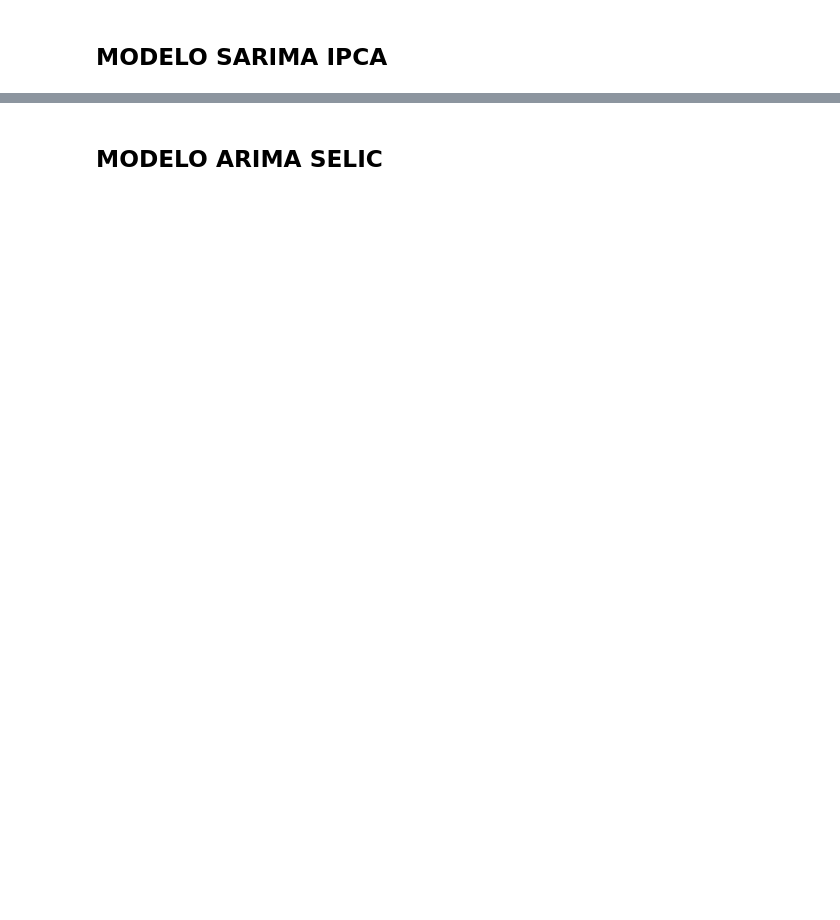
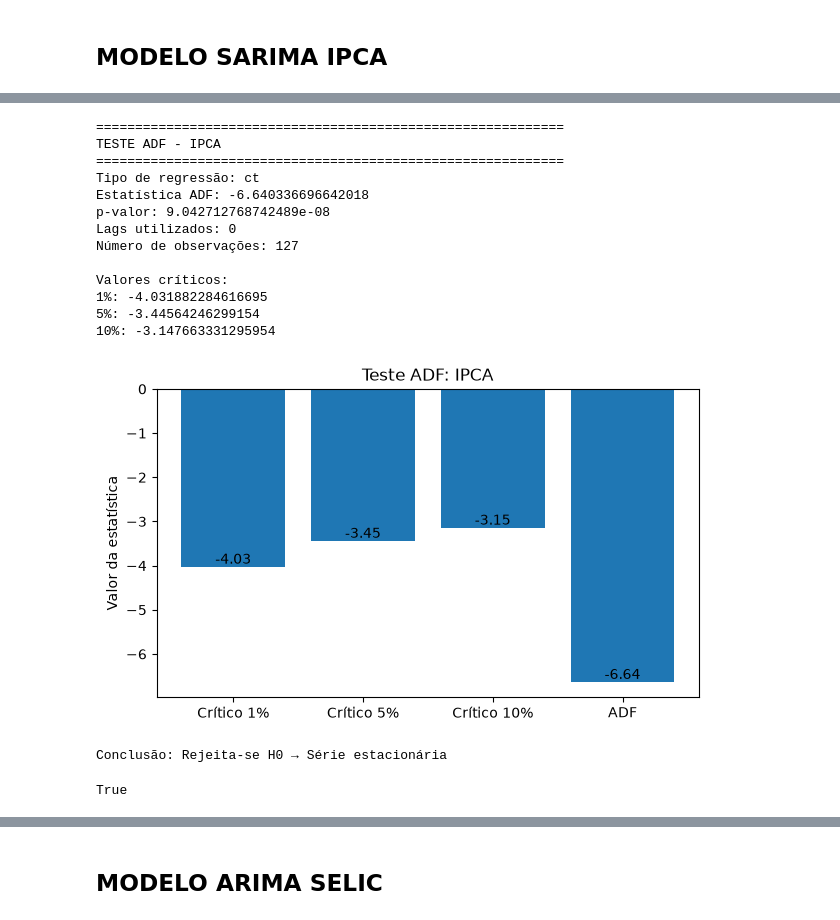
Before and after one commit to monteirojeniffer/projeto_tcc, a Jupyter notebook: feature_engineering.ipynb, the cells around one changed output, grey strips where cells are left out. Cells and saved outputs as stored; diff of their text form; code cells hidden in the pictures; blank space fills up the shorter version.

```diff
--- a/feature_engineering.ipynb
+++ b/feature_engineering.ipynb
@@ -40,0 +62,15 @@ df_selic['indicador'] = 'SELIC'
+# %%
+# trava a base até 13/09/2026
+data_fixa = pd.Timestamp("2026-09-13")
+
+df_ipca["data"] = pd.to_datetime(df_ipca["data"], errors="coerce")
+df_selic["data"] = pd.to_datetime(df_selic["data"], errors="coerce")
+
+df_ipca = df_ipca[df_ipca["data"] <= data_fixa].copy()
+df_selic = df_selic[df_selic["data"] <= data_fixa].copy()
+
+print("IPCA até 13/09/2026:", len(df_ipca))
+print("SELIC até 13/09/2026:", len(df_selic))
+
+display(df_ipca.head())
+display(df_selic.head())
@@ -198,0 +592,36 @@ df_ipca = df_ipca.asfreq('MS')   # MS = Month Start
+# %%
+# Preparação da Série Temporal
+serie = df_ipca['valor']
+
+# Teste de Estacionariedade (ADF)
+"""
+Antes da estimação do modelo ARIMA, verifica-se
+a presença de raiz unitária por meio do
+Teste de Dickey-Fuller Aumentado (ADF).
+
+Hipótese nula (H0):
+A série possui raiz unitária (não estacionária).
+
+Se o p-valor for superior a 5%, não se rejeita H0,
+indicando necessidade de diferenciação (d = 1).
+
+Caso contrário, a série pode ser modelada em nível (d = 0).
+"""
+testar_estacionariedade_ipca(serie)
+# %% [output]
+============================================================
+TESTE ADF - IPCA
+============================================================
+Tipo de regressão: ct
+Estatística ADF: -6.640336696642018
+p-valor: 9.042712768742489e-08
+Lags utilizados: 0
+Número de observações: 127
+
+Valores críticos:
+1%: -4.031882284616695
+5%: -3.44564246299154
+10%: -3.147663331295954
+[figure, added]
+Conclusão: Rejeita-se H0 → Série estacionária
+True
```
Also changed, not shown: parts of 43 cells of this notebook, 6 other files.
